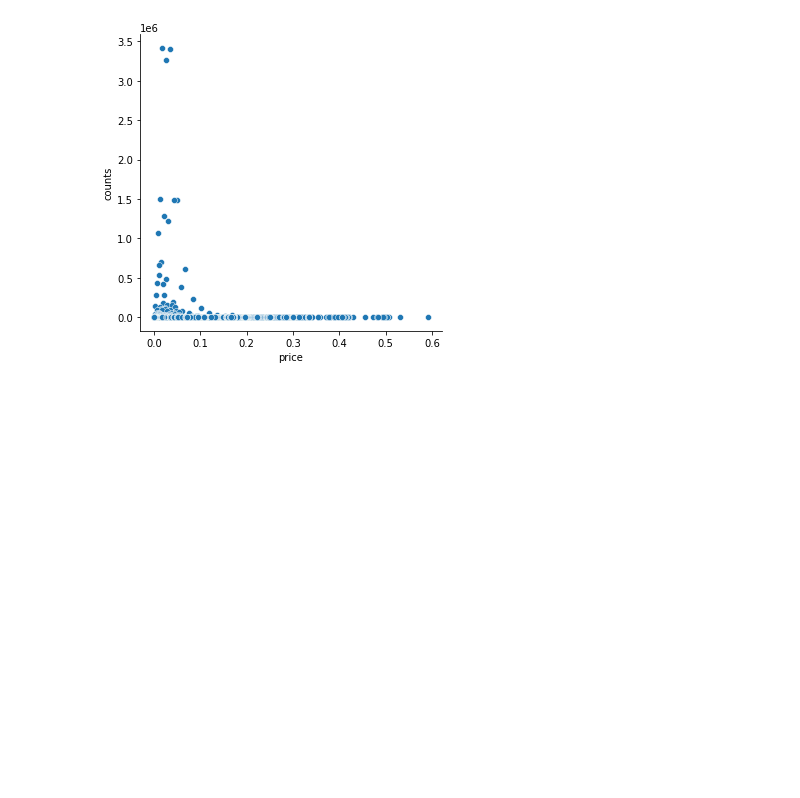
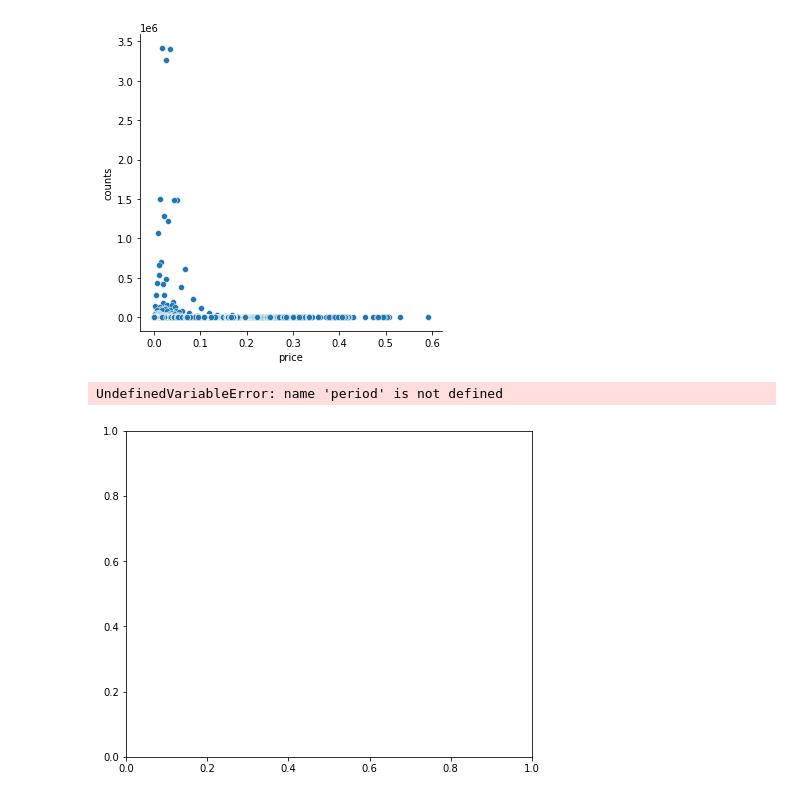
Before and after one commit to Vechus/h-m-recsys-competition, a Jupyter notebook: PersonalEDAFolder/EDA2.ipynb, the cells around one changed output. Cells and saved outputs as stored; diff of their text form; code cells hidden in the pictures; blank space fills up the shorter version.

```diff
--- a/PersonalEDAFolder/EDA2.ipynb
+++ b/PersonalEDAFolder/EDA2.ipynb
@@ -174,3 +174,12 @@ ax = sns.relplot(data=df_transactions.groupby(['price']).size().sort_values(asce
 plt.show()
 # %% [output]
 [figure]
+# %%
+plt.figure(figsize=(16, 6))
+plt.subplot(1, 2, 1)
+sns.histplot(x="earliest", hue="index_group_name", multiple="stack", data=df_articles.query("period != 0"))
+plt.subplot(1, 2, 2)
+sns.histplot(x="latest", hue="index_group_name", multiple="stack", data=df_articles.query("period != 0"))
+# %% [output]
+UndefinedVariableError: name 'period' is not defined
+[figure, added]
```
Also changed, not shown: parts of 5 cells of this notebook, 3 other files.
